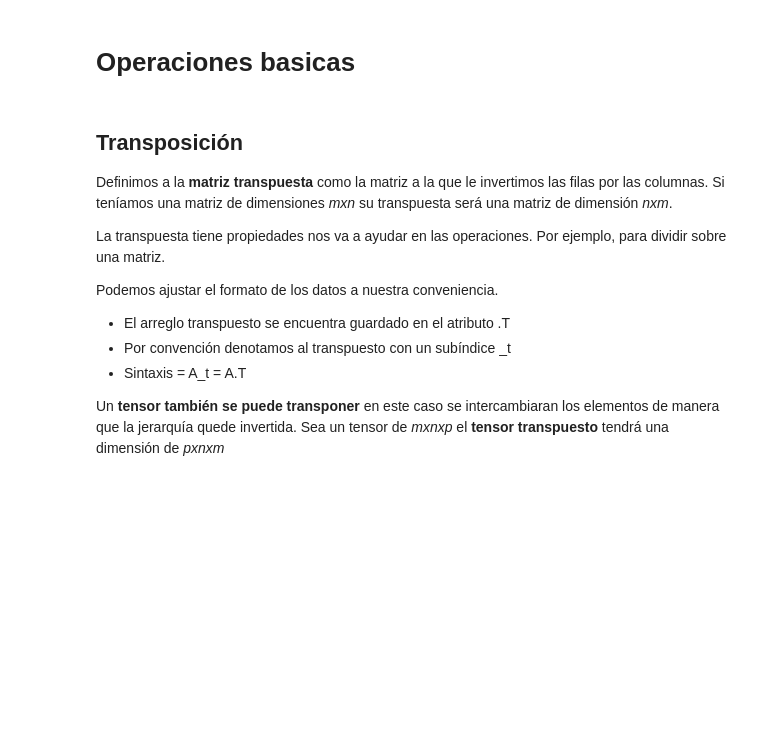
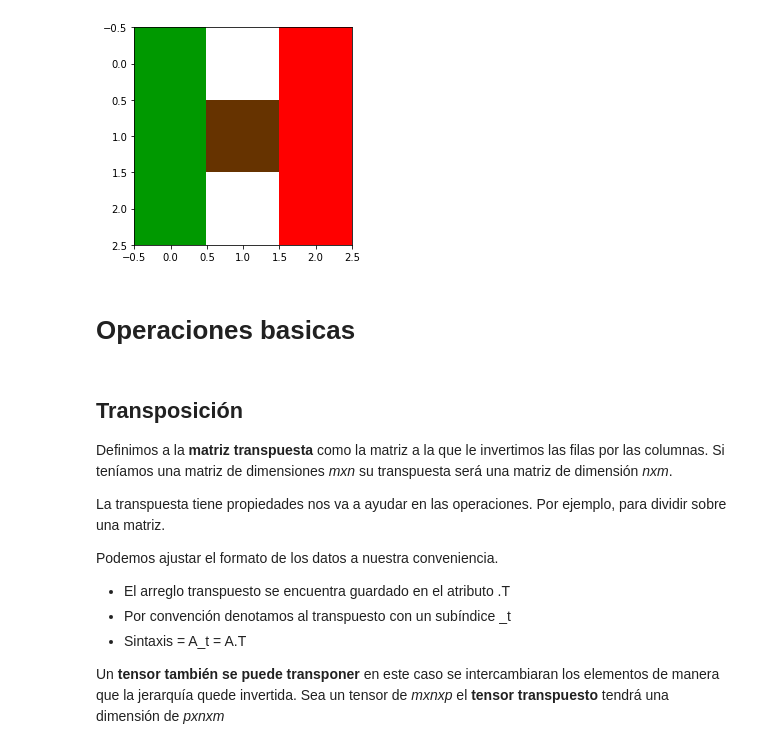
Before and after one commit to OscarABazanez/Fundamentos-de-Algebra-Lineal-con-Python, a Jupyter notebook: [2] transposicion-suma-matrices-escalares.ipynb, the cells around one changed output. Saved outputs shown, nothing was run; the diff lists cells and outputs as text; code cells hidden in the pictures; blank space fills up the shorter version.

```diff
--- a/[2] transposicion-suma-matrices-escalares.ipynb
+++ b/[2] transposicion-suma-matrices-escalares.ipynb
@@ -1,3 +73,14 @@
+# %%
+tensor_2 = np.array([
+    [[0,153,0],[255,255,255],[255,0,0]],
+    [[0,153,0],[102,51,0],[255,0,0]],
+    [[0,153,0],[255,255,255],[255,0,0]],
+
+])
+plt.imshow(tensor_2, interpolation='nearest')
+plt.show()
+# %% [output]
+[figure, added]
 # %% [markdown]
 # Operaciones basicas
 # %%
```
Also changed, not shown: parts of 13 cells of this notebook, 1 other file.
